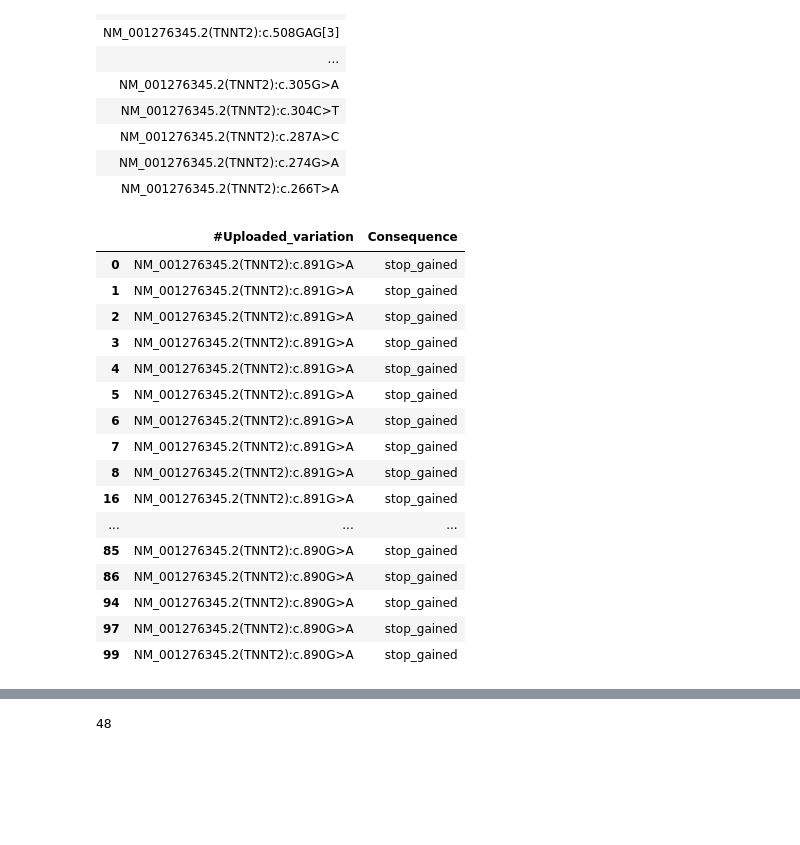
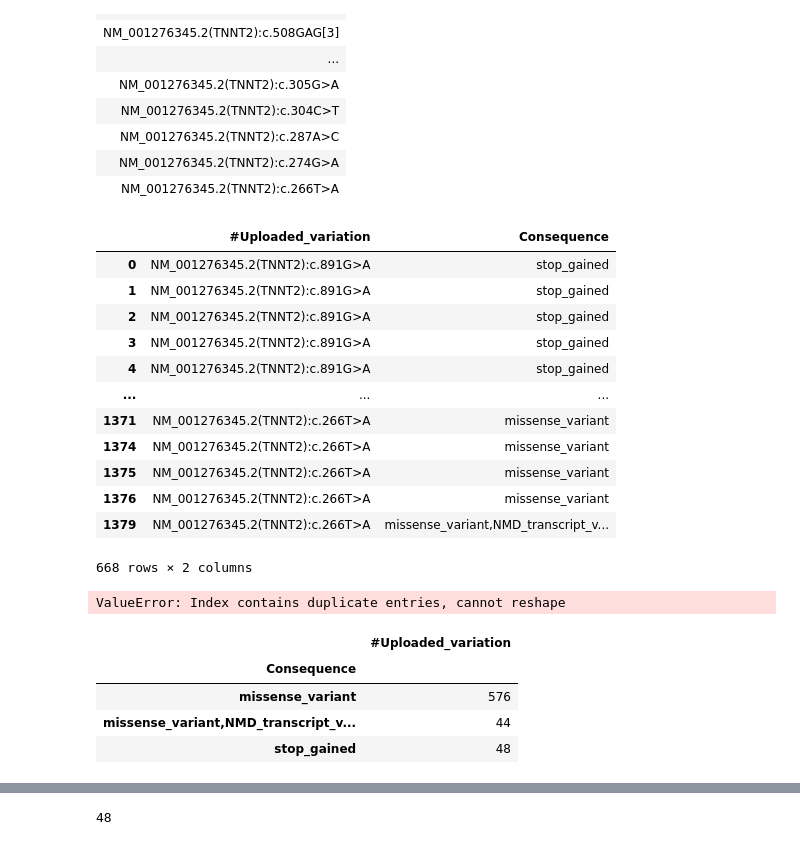
Before and after one commit to hannahmarieaguilar/Data-for-Project-, a Jupyter notebook: DATA/TNNT2.ipynb, the cells around one changed output, grey strips where cells are left out. Saved outputs shown, nothing was run; the diff lists cells and outputs as text; code cells hidden in the pictures; blank space fills up the shorter version.

Commit message:
Please help with grouping by name

```diff
--- a/DATA/TNNT2.ipynb
+++ b/DATA/TNNT2.ipynb
@@ -106,29 +106,32 @@ combo.show()
 # %%
 TNNT2_ensembl = pd.read_csv('TNNT2_ensembl.txt', sep='\t')
 pd.set_option('display.max_columns', None)
 TNNT2_ensembl
 emsembl_TNNT2 = TNNT2_ensembl['SYMBOL'].str.contains("TNNT2")
 TNNT2_ensembl[emsembl_TNNT2]
 
-new = TNNT2_ensembl['Consequence'].str.contains('stop_gained', 'frameshift_variant')
+new = TNNT2_ensembl['Consequence'].str.contains('stop_gained|frameshift_variant|missense_variant')
 test = TNNT2_ensembl[new]
 test1 = test[['#Uploaded_variation', 'Consequence']]
 test1
 # %% [output]
 |  | #Uploaded_variation | Consequence |
 | 0 | NM_001276345.2(TNNT2):c.891G>A | stop_gained |
 | 1 | NM_001276345.2(TNNT2):c.891G>A | stop_gained |
 | 2 | NM_001276345.2(TNNT2):c.891G>A | stop_gained |
 | 3 | NM_001276345.2(TNNT2):c.891G>A | stop_gained |
 | 4 | NM_001276345.2(TNNT2):c.891G>A | stop_gained |
-| 5 | NM_001276345.2(TNNT2):c.891G>A | stop_gained |
-| 6 | NM_001276345.2(TNNT2):c.891G>A | stop_gained |
-| 7 | NM_001276345.2(TNNT2):c.891G>A | stop_gained |
-| 8 | NM_001276345.2(TNNT2):c.891G>A | stop_gained |
-| 16 | NM_001276345.2(TNNT2):c.891G>A | stop_gained |
 | ... | ... | ... |
-| 85 | NM_001276345.2(TNNT2):c.890G>A | stop_gained |
-| 86 | NM_001276345.2(TNNT2):c.890G>A | stop_gained |
-| 94 | NM_001276345.2(TNNT2):c.890G>A | stop_gained |
-| 97 | NM_001276345.2(TNNT2):c.890G>A | stop_gained |
-| 99 | NM_001276345.2(TNNT2):c.890G>A | stop_gained |
+| 1371 | NM_001276345.2(TNNT2):c.266T>A | missense_variant |
+| 1374 | NM_001276345.2(TNNT2):c.266T>A | missense_variant |
+| 1375 | NM_001276345.2(TNNT2):c.266T>A | missense_variant |
+| 1376 | NM_001276345.2(TNNT2):c.266T>A | missense_variant |
+| 1379 | NM_001276345.2(TNNT2):c.266T>A | missense_variant,NMD_transcript_v... |
+668 rows × 2 columns
+# %%
+#PROBLEM: we know that some of the mutations have the same name. How do I group them together in pandas?
+#I only know how to group in numpy
+please = test1.pivot(index='#Uploaded_variation', columns='Consequence')
+please
+# %% [output]
+ValueError: Index contains duplicate entries, cannot reshape
@@ -134,0 +140,9 @@ test1
+# %%
+me = test1.groupby(['Consequence']).agg('count')
+me
+# %% [output]
+|  | #Uploaded_variation |
+| Consequence |  |
+| missense_variant | 576 |
+| missense_variant,NMD_transcript_v... | 44 |
+| stop_gained | 48 |
```
Also changed, not shown: parts of 3 cells of this notebook.
